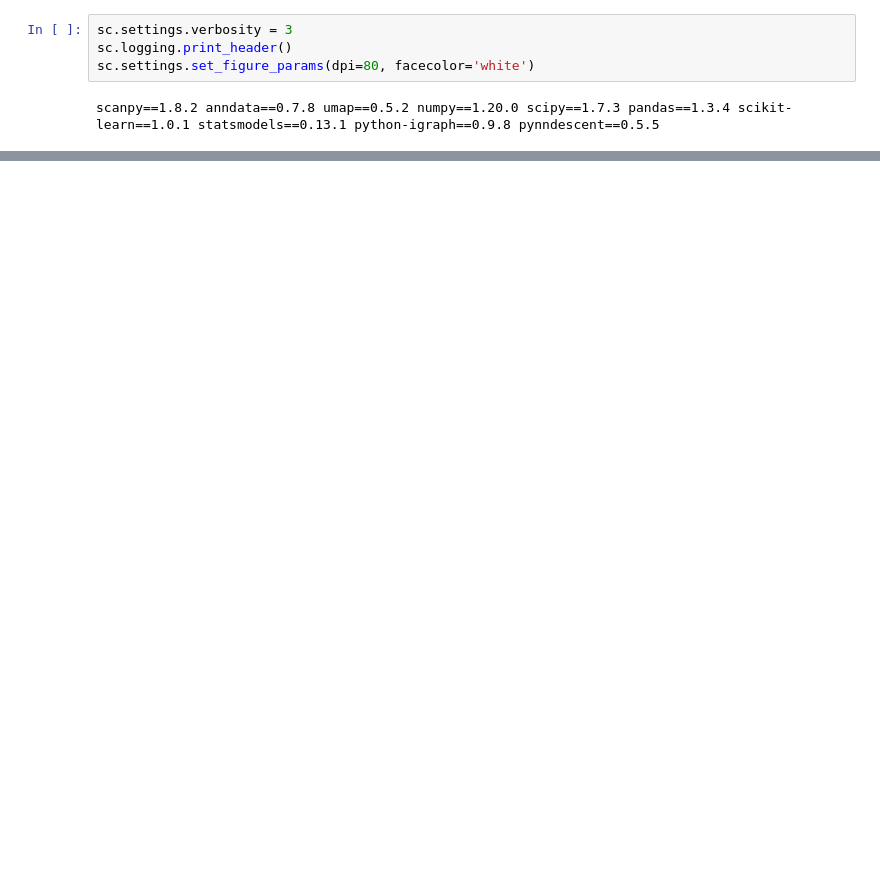
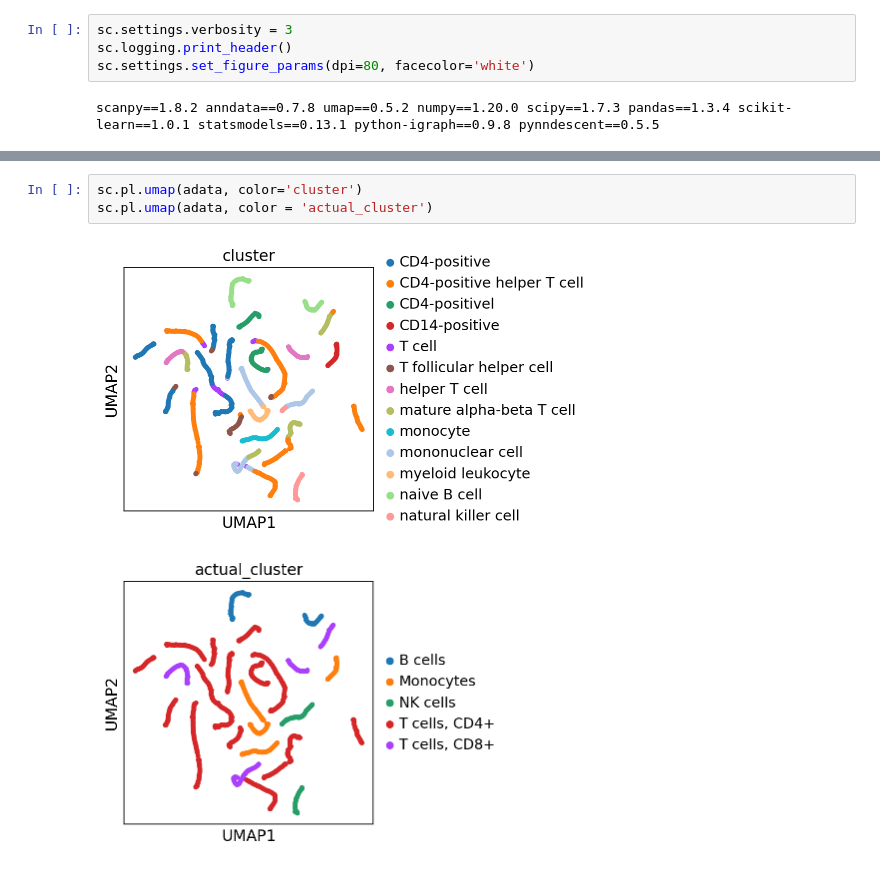
Before and after one commit to ChiaraSolito/CellO_UniWork, a Jupyter notebook: Data_CellO.ipynb, the cells around one changed output, grey strips where cells are left out. Cells and saved outputs as stored; diff of their text form; blank space fills up the shorter version.

```diff
--- a/Data_CellO.ipynb
+++ b/Data_CellO.ipynb
@@ -101,0 +131,6 @@ fig = sc.pl.umap(adata, color='cluster', title='Clusters', return_fig=True)
+# %%
+sc.pl.umap(adata, color='cluster')
+sc.pl.umap(adata, color = 'actual_cluster')
+# %% [output]
+[figure, added]
+[figure, added]
```
Also changed, not shown: parts of 27 cells of this notebook, 3 other files.
